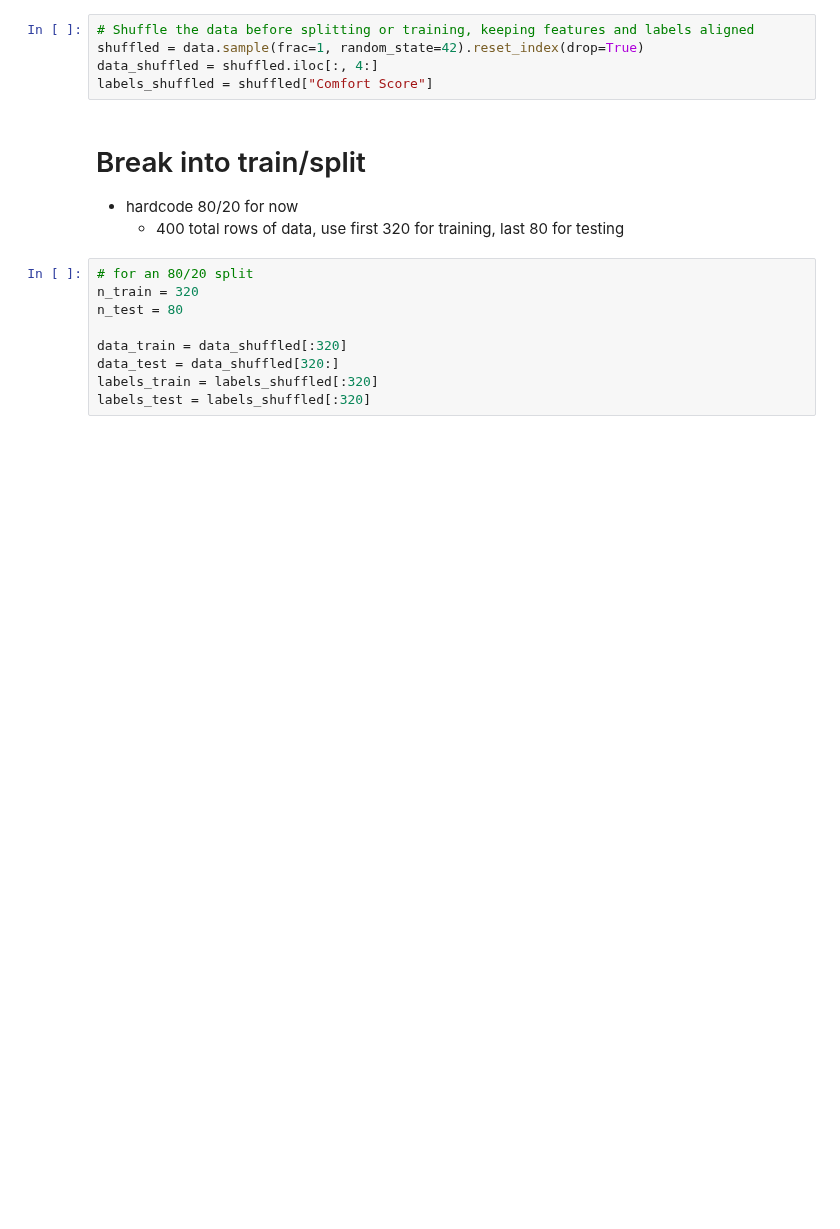
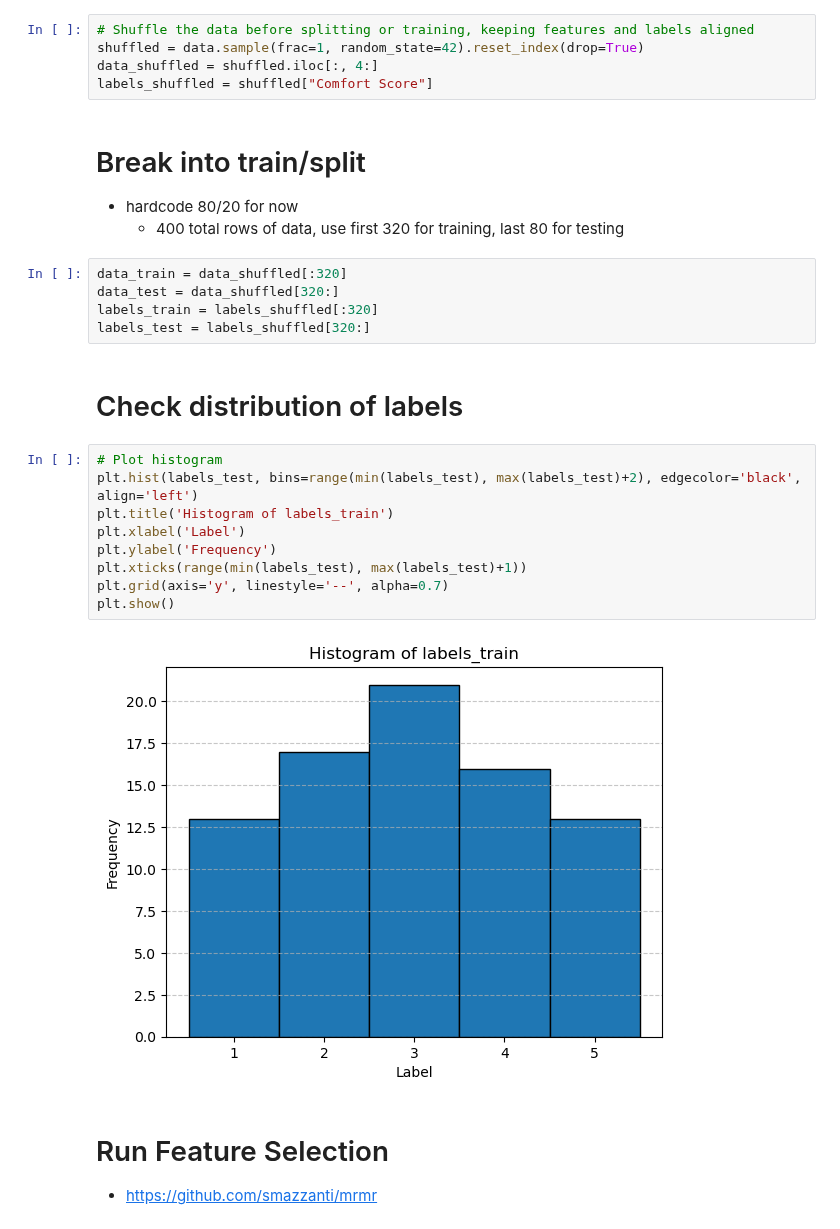
Before and after one commit to kirtonBCIlab/ES_Masters, a Jupyter notebook: Masters-Processing/ML/ml.ipynb, the cells around one changed output. Cells and saved outputs as stored; diff of their text form; blank space fills up the shorter version.

```diff
--- a/Masters-Processing/ML/ml.ipynb
+++ b/Masters-Processing/ML/ml.ipynb
@@ -37,11 +35,23 @@ labels_shuffled = shuffled["Comfort Score"]
 - hardcode 80/20 for now
     * 400 total rows of data, use first 320 for training, last 80 for testing
 # %%
-# for an 80/20 split
-n_train = 320
-n_test = 80
-
 data_train = data_shuffled[:320]
 data_test = data_shuffled[320:]
 labels_train = labels_shuffled[:320]
-labels_test = labels_shuffled[:320]
+labels_test = labels_shuffled[320:]
+# %% [markdown]
+# Check distribution of labels
+# %%
+# Plot histogram
+plt.hist(labels_test, bins=range(min(labels_test), max(labels_test)+2), edgecolor='black', align='left')
+plt.title('Histogram of labels_train')
+plt.xlabel('Label')
+plt.ylabel('Frequency')
+plt.xticks(range(min(labels_test), max(labels_test)+1))
+plt.grid(axis='y', linestyle='--', alpha=0.7)
+plt.show()
+# %% [output]
+[figure, added]
+# %% [markdown]
+# Run Feature Selection
+- https://github.com/smazzanti/mrmr
```
Also changed, not shown: parts of 13 cells of this notebook, 19 other files.
